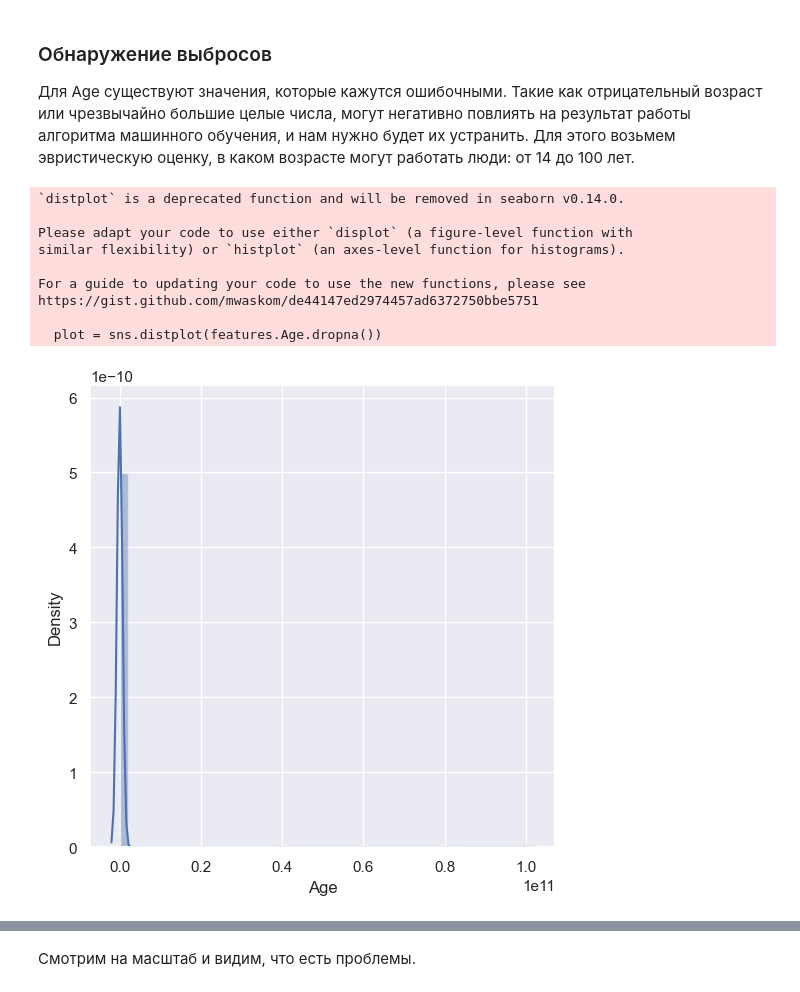
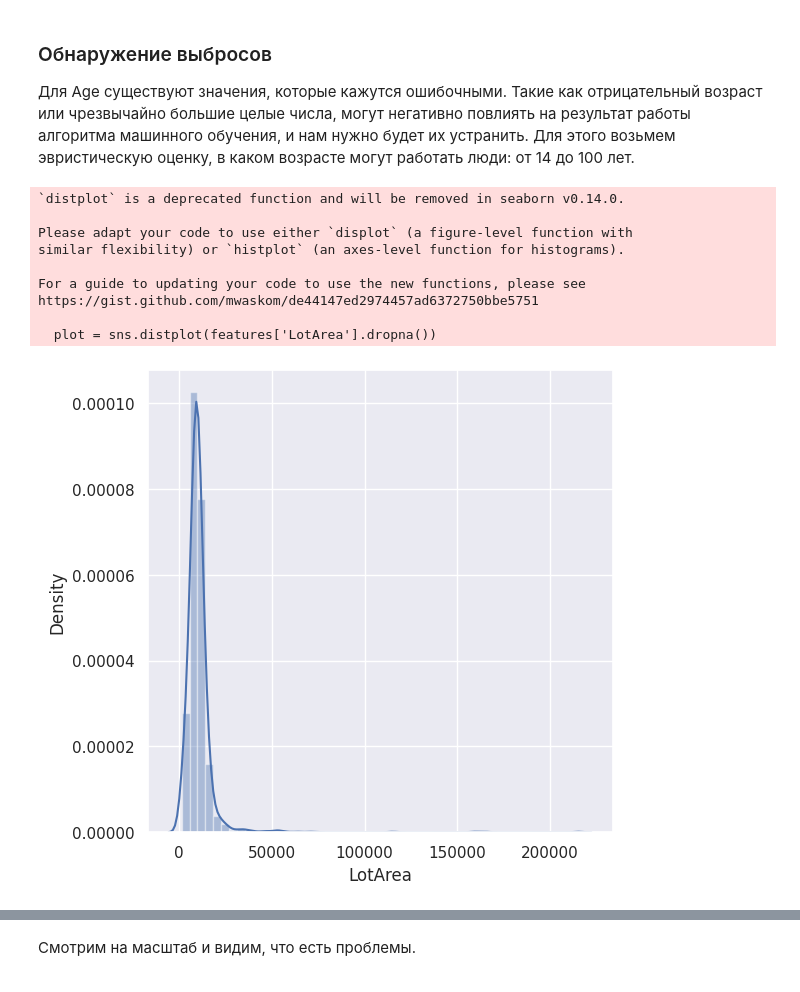
Before and after one commit to b221b/vis43, a Jupyter notebook: Машинное Обучение/Lab04 - Pandas_Datasets/dataset_homework.ipynb, the cells around one changed output, grey strips where cells are left out. Cells and saved outputs as stored; diff of their text form; code cells hidden in the pictures.

```diff
--- a/Машинное Обучение/Lab04 - Pandas_Datasets/dataset_homework.ipynb
+++ b/Машинное Обучение/Lab04 - Pandas_Datasets/dataset_homework.ipynb
@@ -196,7 +212,3 @@ self_employed и work_interfere содержат несколько пропущ
 Еще один способ — это заполнение пропусков, где мы заменяем отсутствующее значение каким-либо образом. Базовые реализации просто заменят все отсутствующие значения средним, медианным, либо же константой.
 
 Для начала необходимо определить что делать с пропущенными значениями, найденными в self_employed и work_interfere. В обоих случаях столбец содержит категориальные данные.
-# %%
-features['self_employed'] = features['self_employed'].fillna('undefined')
-features['work_interfere'] = features['work_interfere'].fillna('undefined')
-print(features.head)
@@ -269,17 +291,3 @@ features[['state', 'Country']][1:20]
 ### Поиск неявных дубликатов
 
 Как упоминалось ранее, для «gender» 49 различных значений, и было подозрение, что некоторые из этих значений не следует рассматривать как разные категории. В конечном итоге для простоты мы разделим данные на 3 категории: мужчина, женщина и другие (сюда вошли те категории, которые можно однозначно исключить из предыдущих двух, для примера - трансгендер).
-# %%
-male_terms = ["male", "m", "mal", "msle", "malr", "mail", "make", "cis male", "man", "maile", "male (cis)", "cis man"]
-female_terms = ["female", "f", "woman", "femake", "femaile", "femake", "cis female", "cis-female/femme", "female (cis)", "femail", "cis woman"]
-
-def clean_gender(response):
-    if response.lower().rstrip() in male_terms:
-        return "Male"
-    elif response.lower().rstrip() in female_terms:
-        return "Female"
-    else:
-        return "Other"
-
-features['Gender'] = features["Gender"].apply(lambda x: clean_gender(x))
-print(features.head())
@@ -303,0 +294,23 @@ print(features.head())
+# %%
+# Определение словаря соответствий
+zonings = {
+    'RL': 'Residential',
+    'RM': 'Residential',
+    'C (all)': 'Commercial',
+    'FV': 'Floating Village Residential',
+    'RH': 'Residential',
+    'RP': 'Residential',
+    'A': 'Agriculture',
+    'I': 'Industrial',
+    'C': 'Commercial'
+}
+
+# Функция для очистки данных зонирования
+def clean_zoning(response):
+    return zonings.get(response, 'Other')
+
+# Применение функции к столбцу 'MSZoning'
+features['MSZoning'] = features['MSZoning'].apply(lambda x: clean_zoning(x))
+
+# Печать первых пяти строк данных
+print(features.head())
@@ -311,19 +342,19 @@ print(features.head())
 from matplotlib import pyplot as plt
 import seaborn as sns
 # %%
-#визуализация распределения возраста
+# Визуализация распределения площади участка
 sns.set(color_codes=True)
-plot = sns.distplot(features.Age.dropna())
+plot = sns.distplot(features['LotArea'].dropna())
 plot.figure.set_size_inches(6,6) # в дюймах
 # %% [output]
 `distplot` is a deprecated function and will be removed in seaborn v0.14.0.
 
 Please adapt your code to use either `displot` (a figure-level function with
 similar flexibility) or `histplot` (an axes-level function for histograms).
 
 For a guide to updating your code to use the new functions, please see
 https://gist.github.com/mwaskom/de44147ed2974457ad6372750bbe5751
 
-  plot = sns.distplot(features.Age.dropna())
+  plot = sns.distplot(features['LotArea'].dropna())
-[figure, old version]
+[figure, new version]
 # %%
```
Also changed, not shown: parts of 23 cells of this notebook.
